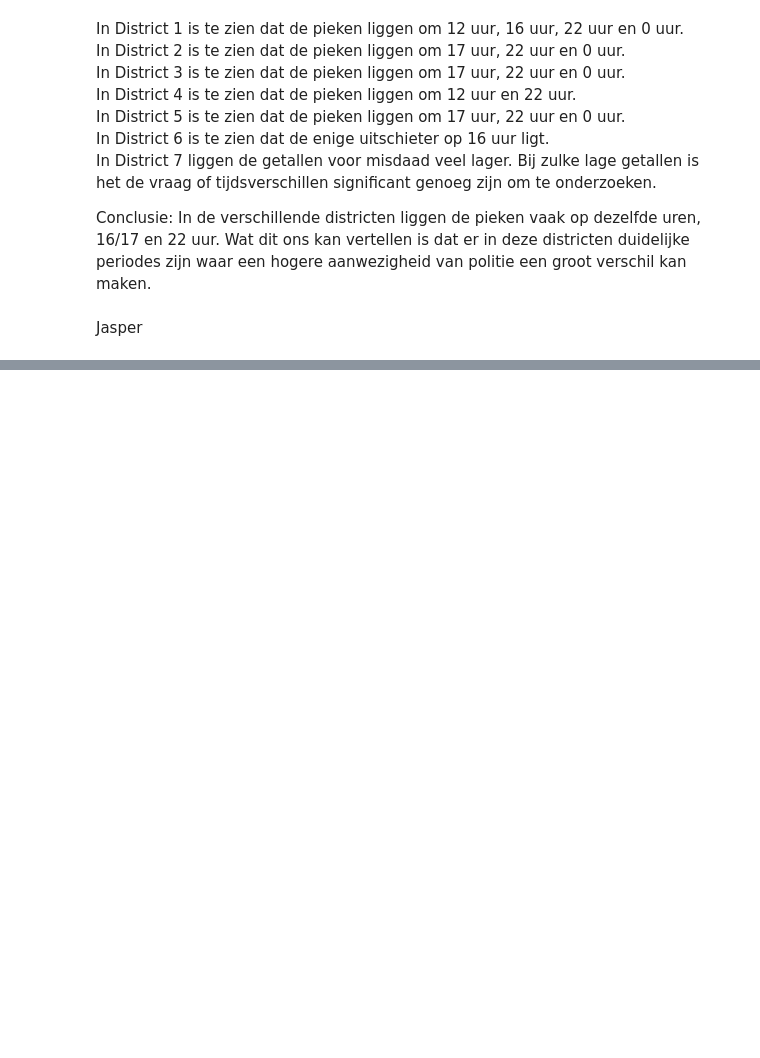
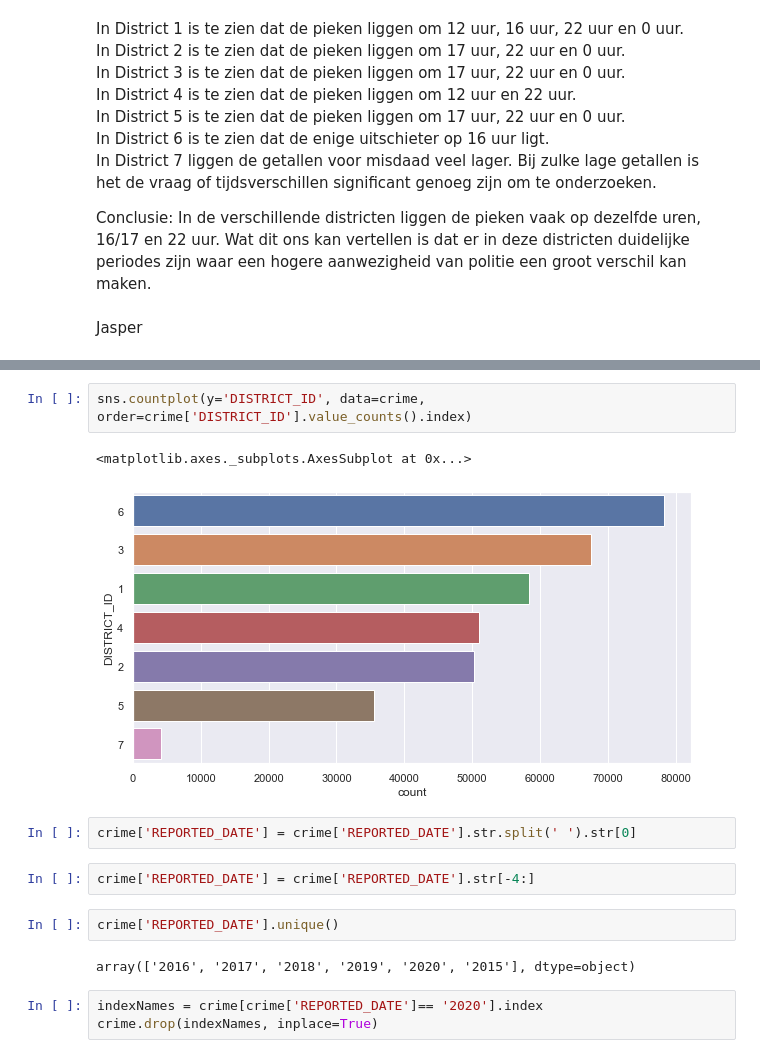
Before and after one commit to S1068835/Misdaad-Denver, a Jupyter notebook: Misdaad_Denver.ipynb, the cells around one changed output, grey strips where cells are left out. Drawn from its saved outputs; the diff is of its cells as text; blank space fills up the shorter version.

```diff
--- a/Misdaad_Denver.ipynb
+++ b/Misdaad_Denver.ipynb
@@ -408,0 +407,16 @@ Jasper
+# %%
+sns.countplot(y='DISTRICT_ID', data=crime, order=crime['DISTRICT_ID'].value_counts().index)
+# %% [output]
+<matplotlib.axes._subplots.AxesSubplot at 0x...>
+[figure, added]
+# %%
+crime['REPORTED_DATE'] = crime['REPORTED_DATE'].str.split(' ').str[0]
+# %%
+crime['REPORTED_DATE'] = crime['REPORTED_DATE'].str[-4:]
+# %%
+crime['REPORTED_DATE'].unique()
+# %% [output]
+array(['2016', '2017', '2018', '2019', '2020', '2015'], dtype=object)
+# %%
+indexNames = crime[crime['REPORTED_DATE']== '2020'].index
+crime.drop(indexNames, inplace=True)
```
Also changed, not shown: parts of 8 cells of this notebook.
